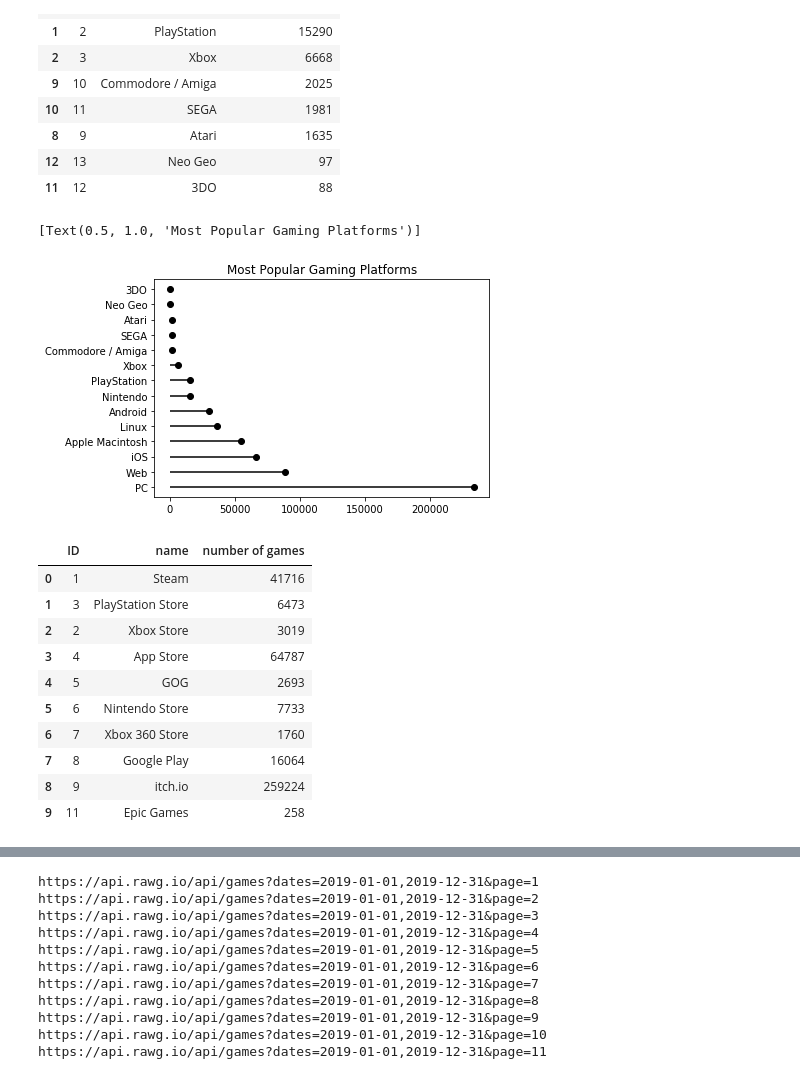
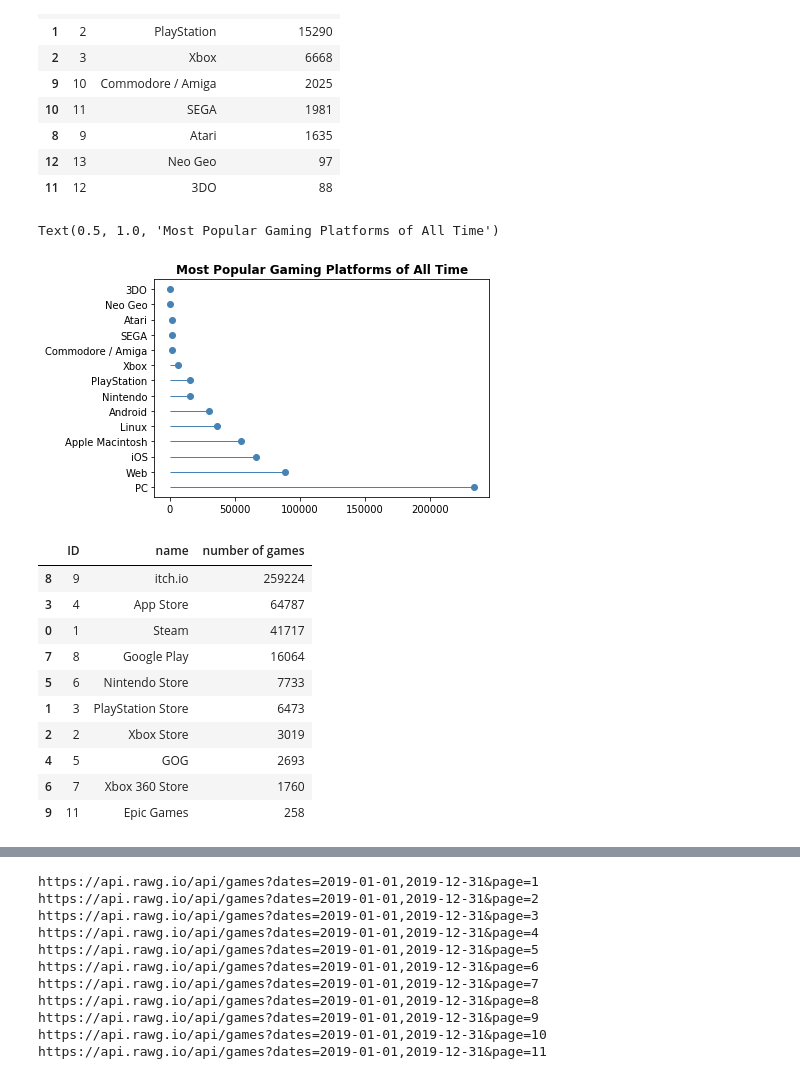
Before and after one commit to Rishi0406/project_1, a Jupyter notebook: getdata.ipynb, the cells around one changed output, grey strips where cells are left out. Saved outputs shown, nothing was run; the diff lists cells and outputs as text; code cells hidden in the pictures.

```diff
--- a/Untitled.ipynb
+++ b/getdata.ipynb
@@ -45,14 +47,15 @@ platform_df
 | 12 | 13 | Neo Geo | 97 |
 | 11 | 12 | 3DO | 88 |
 # %%
-fig,ax = plt.subplots()
-ax.hlines(platform_df["name"], xmin=0, xmax=platform_df["number of games"])
-ax.plot(platform_df["number of games"], platform_df["name"], "o", color='black')
-ax.set(title="Most Popular Gaming Platforms")
+# lollipop plot of most popular gaming platforms of all time
+plt.hlines(platform_df["name"], xmin=0, xmax=platform_df["number of games"],linewidth=1,color='steelblue')
+plt.plot(platform_df["number of games"], platform_df["name"], "o", color='steelblue')
+plt.title("Most Popular Gaming Platforms of All Time",fontweight="bold")
 # %% [output]
-[Text(0.5, 1.0, 'Most Popular Gaming Platforms')]
+Text(0.5, 1.0, 'Most Popular Gaming Platforms of All Time')
-[figure, old version]
+[figure, new version]
 # %%
+# make a dataframe of all game stores and the number of games they have
 store_id=[]
 store_name=[]
 store_gamecount=[]
@@ -70,16 +73,18 @@ store_df = pd.DataFrame(
         "number of games" : store_gamecount
     }
 )
+
+store_df=store_df.sort_values("number of games",ascending=False)
 store_df
 # %% [output]
 |  | ID | name | number of games |
-| 0 | 1 | Steam | 41716 |
+| 8 | 9 | itch.io | 259224 |
+| 3 | 4 | App Store | 64787 |
+| 0 | 1 | Steam | 41717 |
+| 7 | 8 | Google Play | 16064 |
+| 5 | 6 | Nintendo Store | 7733 |
 | 1 | 3 | PlayStation Store | 6473 |
 | 2 | 2 | Xbox Store | 3019 |
-| 3 | 4 | App Store | 64787 |
 | 4 | 5 | GOG | 2693 |
-| 5 | 6 | Nintendo Store | 7733 |
 | 6 | 7 | Xbox 360 Store | 1760 |
-| 7 | 8 | Google Play | 16064 |
-| 8 | 9 | itch.io | 259224 |
 | 9 | 11 | Epic Games | 258 |
```
Also changed, not shown: parts of 14 cells of this notebook, 5 other files.
